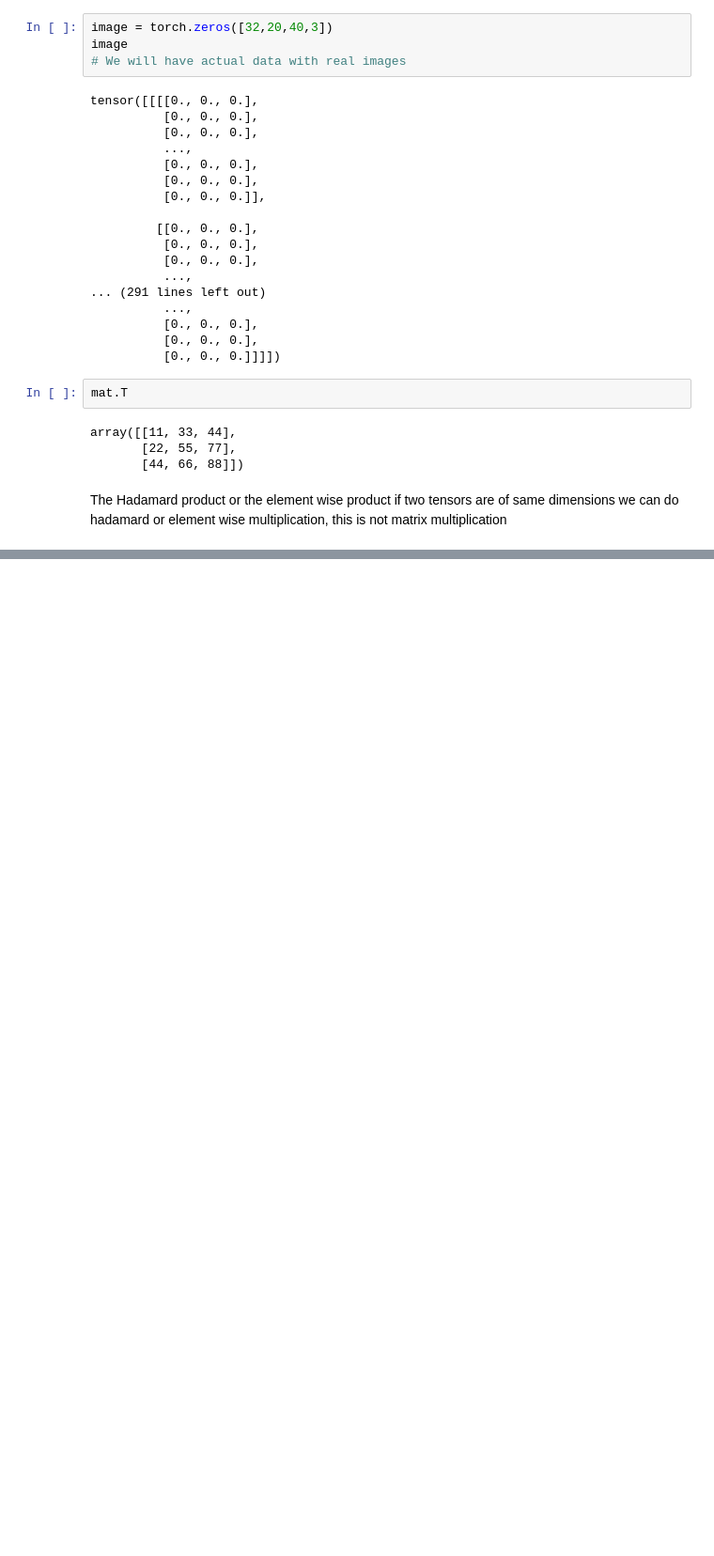
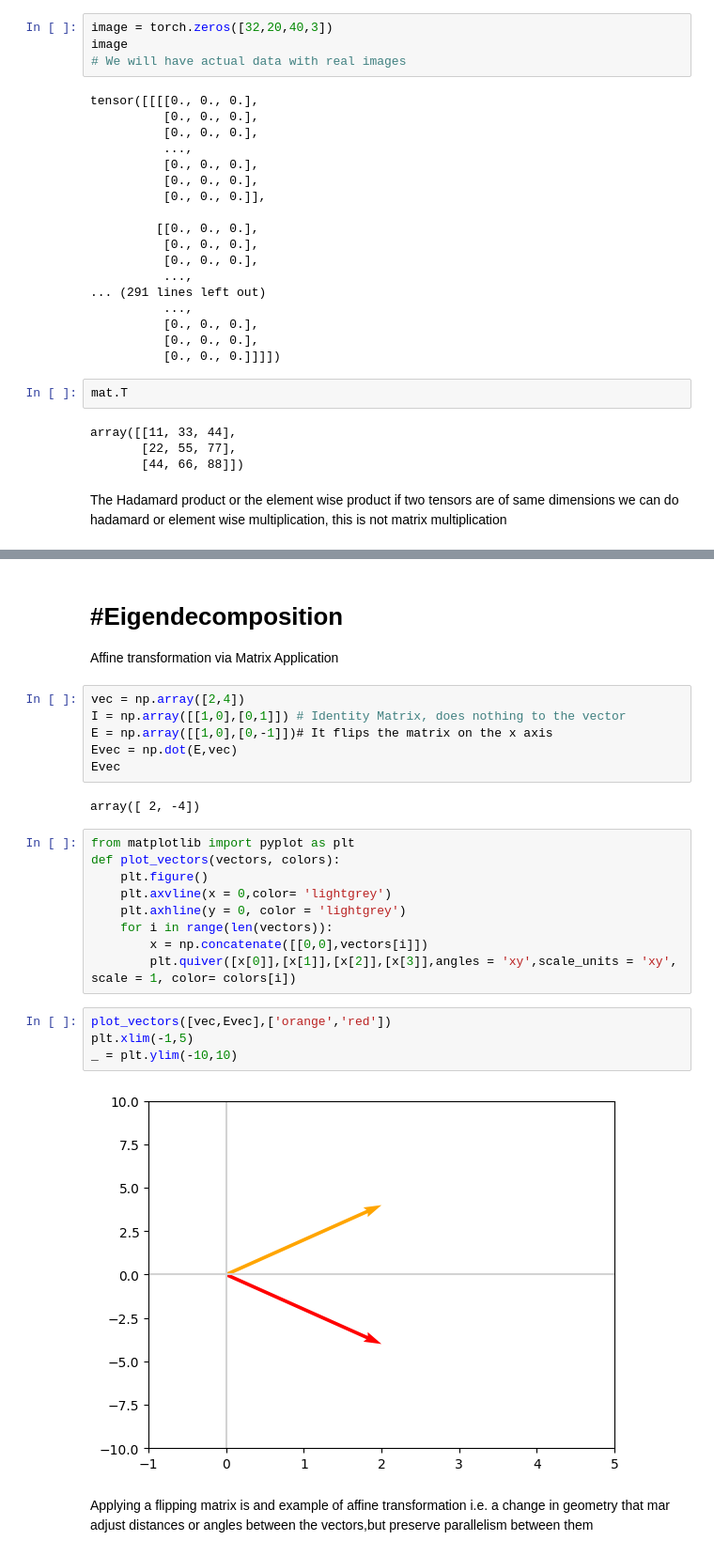
Before and after one commit to AnantUpadhyay02/100-Days-of-GenAI, a Jupyter notebook: linearAlgebra.ipynb, the cells around one changed output, grey strips where cells are left out. Shown at 94% size. Cells and saved outputs as stored; diff of their text form; blank space fills up the shorter version.

```diff
--- a/linearAlgebra.ipynb
+++ b/linearAlgebra.ipynb
@@ -127,0 +141,29 @@ if two tensors are of same dimensions we can do hadamard or element wise multipl
+# %% [markdown]
+#Eigendecomposition
+=====================================
+Affine transformation via Matrix Application
+# %%
+vec = np.array([2,4])
+I = np.array([[1,0],[0,1]]) # Identity Matrix, does nothing to the vector
+E = np.array([[1,0],[0,-1]])# It flips the matrix on the x axis
+Evec = np.dot(E,vec)
+Evec
+# %% [output]
+array([ 2, -4])
+# %%
+from matplotlib import pyplot as plt
+def plot_vectors(vectors, colors):
+    plt.figure()
+    plt.axvline(x = 0,color= 'lightgrey')
+    plt.axhline(y = 0, color = 'lightgrey')
+    for i in range(len(vectors)):
+        x = np.concatenate([[0,0],vectors[i]])
+        plt.quiver([x[0]],[x[1]],[x[2]],[x[3]],angles = 'xy',scale_units = 'xy', scale = 1, color= colors[i])
+# %%
+plot_vectors([vec,Evec],['orange','red'])
+plt.xlim(-1,5)
+_ = plt.ylim(-10,10)
+# %% [output]
+[figure, added]
+# %% [markdown]
+Applying a flipping matrix is and example of affine transformation i.e. a change in geometry that mar adjust distances or angles between the vectors,but preserve parallelism between them
```
Also changed, not shown: parts of 6 cells of this notebook.
